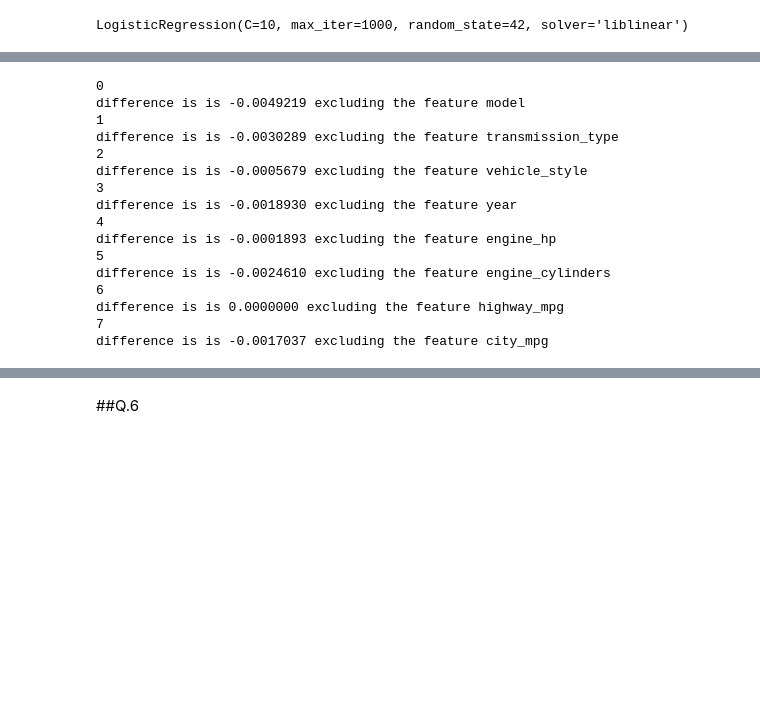
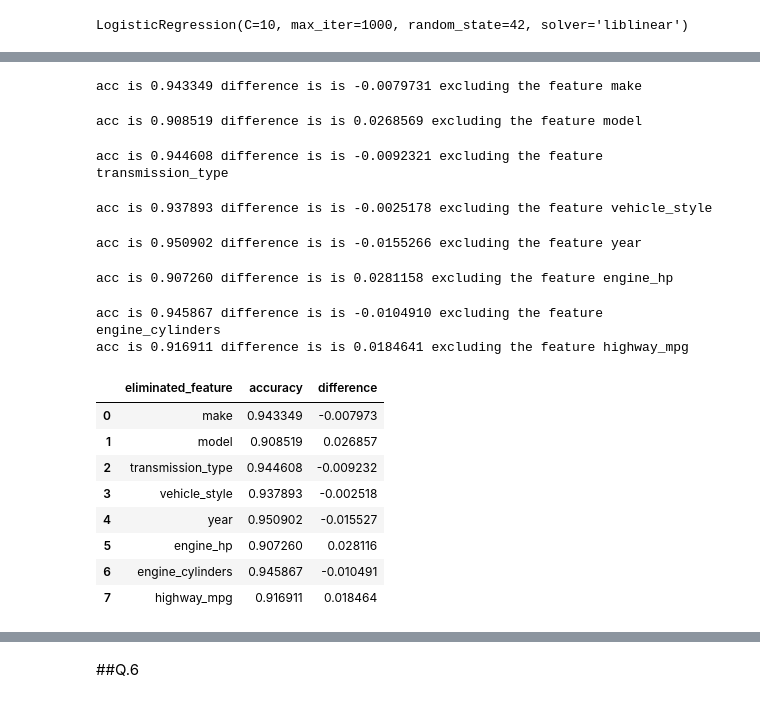
Before and after one commit to ozgeozge/ml_zoomcamp_2023, a Jupyter notebook: week 3/Week3_Hw3.ipynb, the cells around one changed output, grey strips where cells are left out. Cells and saved outputs as stored; diff of their text form; code cells hidden in the pictures; blank space fills up the shorter version.

```diff
--- a/week 3/Week3_Hw3.ipynb
+++ b/week 3/Week3_Hw3.ipynb
@@ -194,33 +290,58 @@ churn_decision = (y_pred >0.5)
 # %%
-for f in range(len(feature_names)):
-  feature_names = categorical+numerical
-  feature_names.pop(f)
+for feature in feature_names:
+  subset = feature_names.copy()
+  subset.remove(feature)
   dv = DictVectorizer(sparse=False)
-  train_dicts = X_train[feature_names].to_dict(orient='records')
+  train_dicts = X_train[subset].to_dict(orient='records')
   X_train_f = dv.fit_transform(train_dicts)
-  val_dicts = X_val[feature_names].to_dict(orient='records')
+  val_dicts = X_val[subset].to_dict(orient='records')
   X_val_f = dv.transform(val_dicts)
   model = LogisticRegression(solver='liblinear', C=10, max_iter=1000, random_state=42)
-  model.fit(X_train_f,y_train.values.ravel())
-  y_pred= model.predict_proba(X_val_f)[:,1]
-  churn_decision = (y_pred >0.5)
-  acc= (y_val.values==churn_decision).mean()
-  diff =0.6025082549863181-acc
-  print("difference is is %.7f excluding the feature %s" %(diff,feature_names[f]) )
+  model.fit(X_train_f,y_train)
+  y_pred= model.predict(X_val_f)
+  accuracy = (accuracy_score(y_val, y_pred))
+  diff =0.9353755770037767-accuracy
+  print("acc is %f difference is is %.7f excluding the feature %s" %(accuracy,diff,feature) )
 # %% [output]
-0
-difference is is -0.0049219 excluding the feature model
-1
-difference is is -0.0030289 excluding the feature transmission_type
-2
-difference is is -0.0005679 excluding the feature vehicle_style
-3
-difference is is -0.0018930 excluding the feature year
-4
-difference is is -0.0001893 excluding the feature engine_hp
-5
-difference is is -0.0024610 excluding the feature engine_cylinders
-6
-difference is is 0.0000000 excluding the feature highway_mpg
-7
-difference is is -0.0017037 excluding the feature city_mpg
+acc is 0.943349 difference is is -0.0079731 excluding the feature make
+acc is 0.908519 difference is is 0.0268569 excluding the feature model
+acc is 0.944608 difference is is -0.0092321 excluding the feature transmission_type
+acc is 0.937893 difference is is -0.0025178 excluding the feature vehicle_style
+acc is 0.950902 difference is is -0.0155266 excluding the feature year
+acc is 0.907260 difference is is 0.0281158 excluding the feature engine_hp
+acc is 0.945867 difference is is -0.0104910 excluding the feature engine_cylinders
+acc is 0.916911 difference is is 0.0184641 excluding the feature highway_mpg
+# %%
+original_score = 0.9353755770037767
+
+scores = pd.DataFrame(columns=['eliminated_feature', 'accuracy', 'difference'])
+for feature in feature_names:
+    subset = feature_names.copy()
+    subset.remove(feature)
+
+    dv = DictVectorizer(sparse=False)
+    train_dict = X_train[subset].to_dict(orient='records')
+    X_train_f = dv.fit_transform(train_dict)
+
+    model = LogisticRegression(solver='liblinear', max_iter=1000, C=10, random_state=42)
+    model.fit(X_train_f, y_train)
+
+    val_dict = X_val[subset].to_dict(orient='records')
+    X_val_f = dv.transform(val_dict)
+
+    y_pred = model.predict(X_val_f)
+    score = accuracy_score(y_val, y_pred)
+
+    scores.loc[len(scores)] = [feature, score, original_score - score]
+# %%
+scores
+# %% [output]
+|  | eliminated_feature | accuracy | difference |
+| 0 | make | 0.943349 | -0.007973 |
+| 1 | model | 0.908519 | 0.026857 |
+| 2 | transmission_type | 0.944608 | -0.009232 |
+| 3 | vehicle_style | 0.937893 | -0.002518 |
+| 4 | year | 0.950902 | -0.015527 |
+| 5 | engine_hp | 0.907260 | 0.028116 |
+| 6 | engine_cylinders | 0.945867 | -0.010491 |
+| 7 | highway_mpg | 0.916911 | 0.018464 |
```
Also changed, not shown: parts of 23 cells of this notebook.
